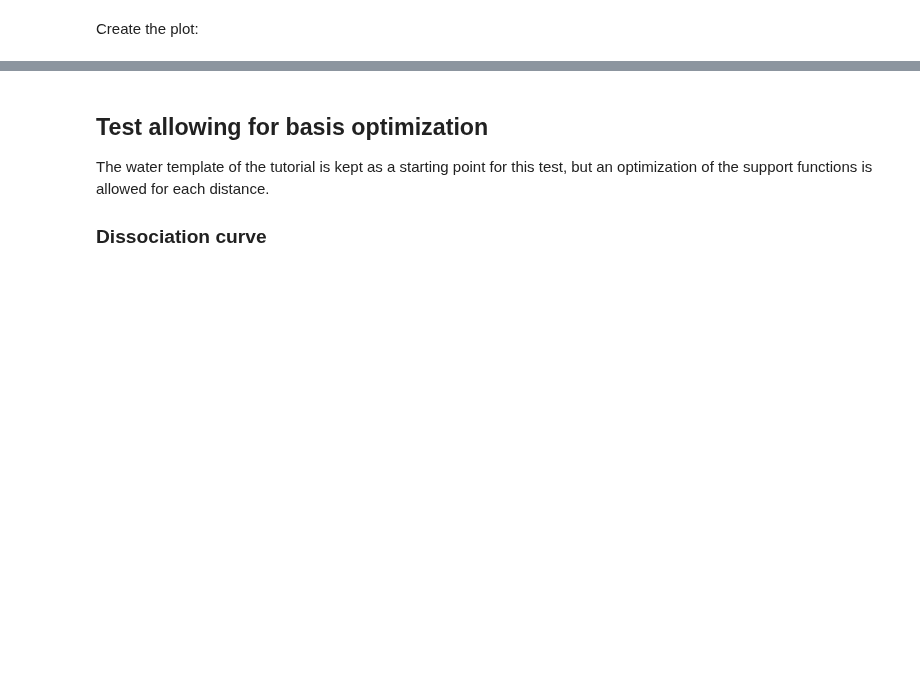
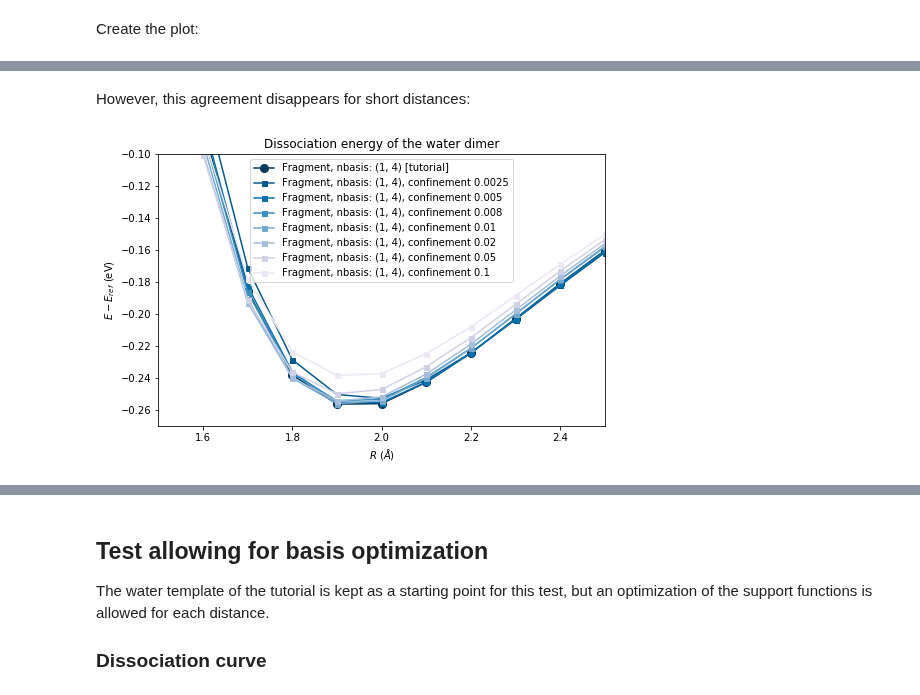
Before and after one commit to luigigenovese/BigDFT-nb, a Jupyter notebook: CDFT-H2O/H2O_dimer_tests.ipynb, the cells around one changed output, grey strips where cells are left out. Saved outputs shown, nothing was run; the diff lists cells and outputs as text; code cells hidden in the pictures; blank space fills up the shorter version.

```diff
--- a/CDFT-H2O/H2O_dimer_tests.ipynb
+++ b/CDFT-H2O/H2O_dimer_tests.ipynb
@@ -775,0 +806,22 @@ There is a limited impact of the confinement at high distance, but it can be of
+# %% [markdown]
+However, this agreement disappears for short distances:
+# %%
+# Lists of markers and colors (for matplotlib)
+colors = ['#023858', '#045a8d', '#0570b0', '#3690c0', '#74a9cf', '#a6bddb', '#d0d1e6', '#ece7f2']
+markers = ['o'] + ['s']*len(confinements)
+size = [8] + [5]*len(confinements)
+
+# Plot with matplotlib
+plt.figure(figsize=(8,5))
+for i, data in enumerate(curves):
+    plt.plot(data['distances'], data['energies'], marker=markers[i],
+             ls='-', label=data['legend'], color=colors[i], ms=size[i])
+plt.ylim([-0.27, -0.10])
+plt.xlim([1.5, 2.5])
+plt.xlabel('$R$ ($\AA$)')
+plt.ylabel('$E-E_{ref}$ (eV)')
+plt.title('Dissociation energy of the water dimer')
+plt.legend()
+plt.show()
+# %% [output]
+[figure, added]
```
Also changed, not shown: parts of 20 cells of this notebook, 1 other file.
